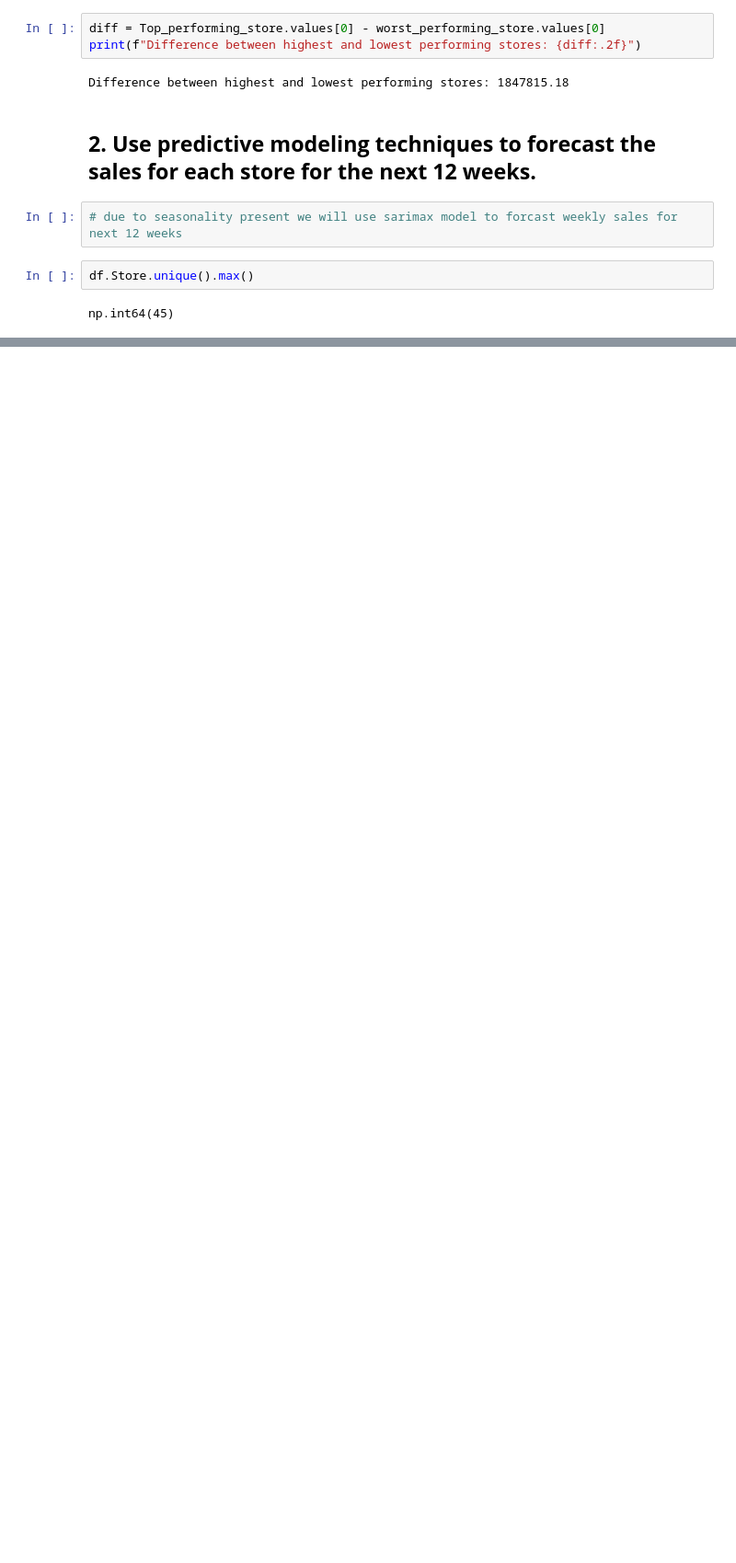
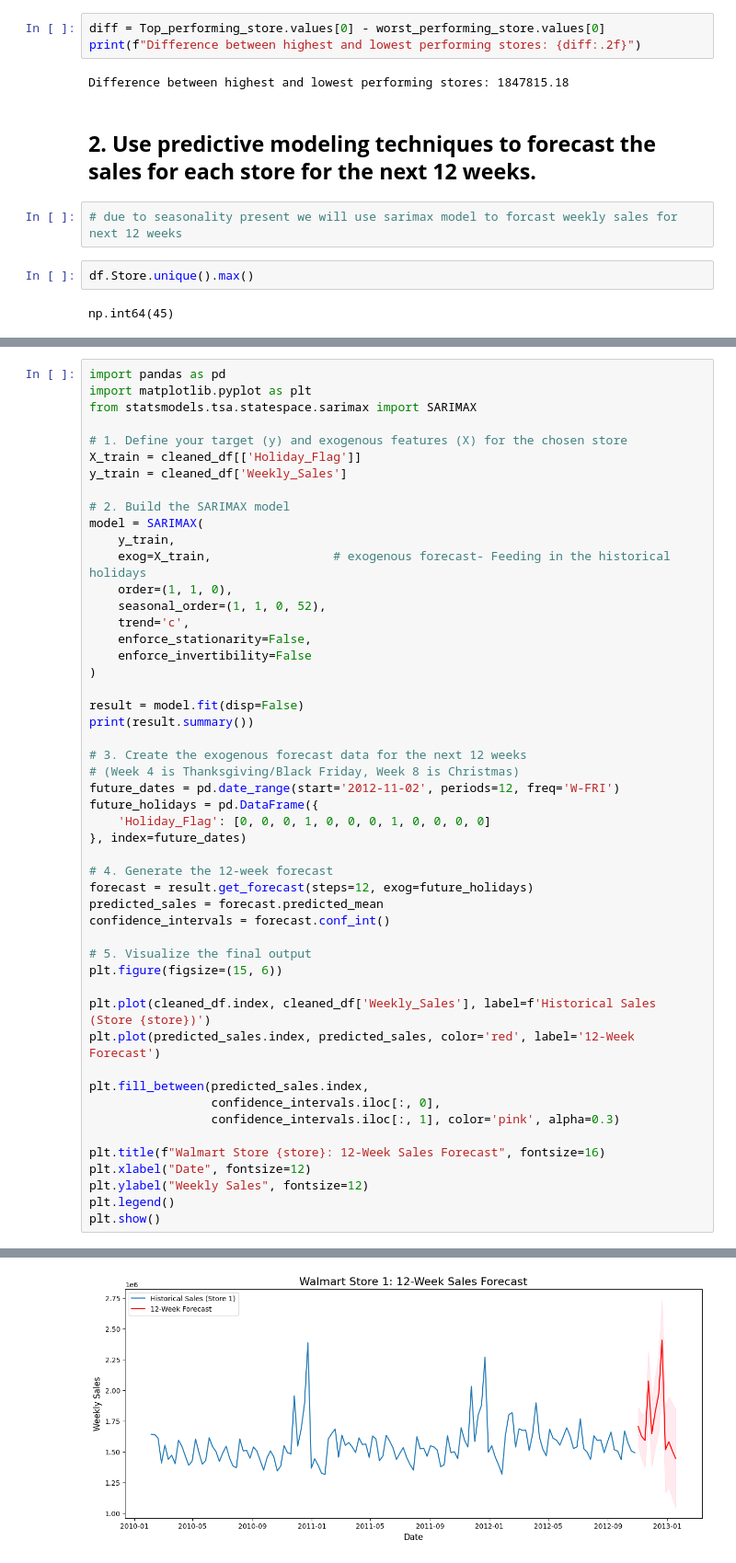
Before and after one commit to Sharddha-Sharddha/IITMLAssignments, a Jupyter notebook: Wallmart_Capstone_project.ipynb, the cells around one changed output, grey strips where cells are left out. Shown at 92% size. Cells and saved outputs as stored; diff of their text form; blank space fills up the shorter version.

```diff
--- a/Wallmart_Capstone_project.ipynb
+++ b/Wallmart_Capstone_project.ipynb
@@ -595,0 +669,51 @@ plt.show()
+# %%
+import pandas as pd
+import matplotlib.pyplot as plt
+from statsmodels.tsa.statespace.sarimax import SARIMAX
+
+# 1. Define your target (y) and exogenous features (X) for the chosen store
+X_train = cleaned_df[['Holiday_Flag']]
+y_train = cleaned_df['Weekly_Sales']
+
+# 2. Build the SARIMAX model
+model = SARIMAX(
+    y_train,
+    exog=X_train,                 # exogenous forecast- Feeding in the historical holidays
+    order=(1, 1, 0),
+    seasonal_order=(1, 1, 0, 52),
+    trend='c',
+    enforce_stationarity=False,
+    enforce_invertibility=False
+)
+
+result = model.fit(disp=False)
+print(result.summary())
+
+# 3. Create the exogenous forecast data for the next 12 weeks
+# (Week 4 is Thanksgiving/Black Friday, Week 8 is Christmas)
+future_dates = pd.date_range(start='2012-11-02', periods=12, freq='W-FRI')
+future_holidays = pd.DataFrame({
+    'Holiday_Flag': [0, 0, 0, 1, 0, 0, 0, 1, 0, 0, 0, 0]
+}, index=future_dates)
+
+# 4. Generate the 12-week forecast
+forecast = result.get_forecast(steps=12, exog=future_holidays)
+predicted_sales = forecast.predicted_mean
+confidence_intervals = forecast.conf_int()
+
+# 5. Visualize the final output
+plt.figure(figsize=(15, 6))
+
+plt.plot(cleaned_df.index, cleaned_df['Weekly_Sales'], label=f'Historical Sales (Store {store})')
+plt.plot(predicted_sales.index, predicted_sales, color='red', label='12-Week Forecast')
+
+plt.fill_between(predicted_sales.index,
+                 confidence_intervals.iloc[:, 0],
+                 confidence_intervals.iloc[:, 1], color='pink', alpha=0.3)
+
+plt.title(f"Walmart Store {store}: 12-Week Sales Forecast", fontsize=16)
+plt.xlabel("Date", fontsize=12)
+plt.ylabel("Weekly Sales", fontsize=12)
+plt.legend()
+plt.show()
+# %% [output]
@@ -595,0 +737 @@ plt.show()
+[figure, added]
```
Also changed, not shown: parts of 13 cells of this notebook.
